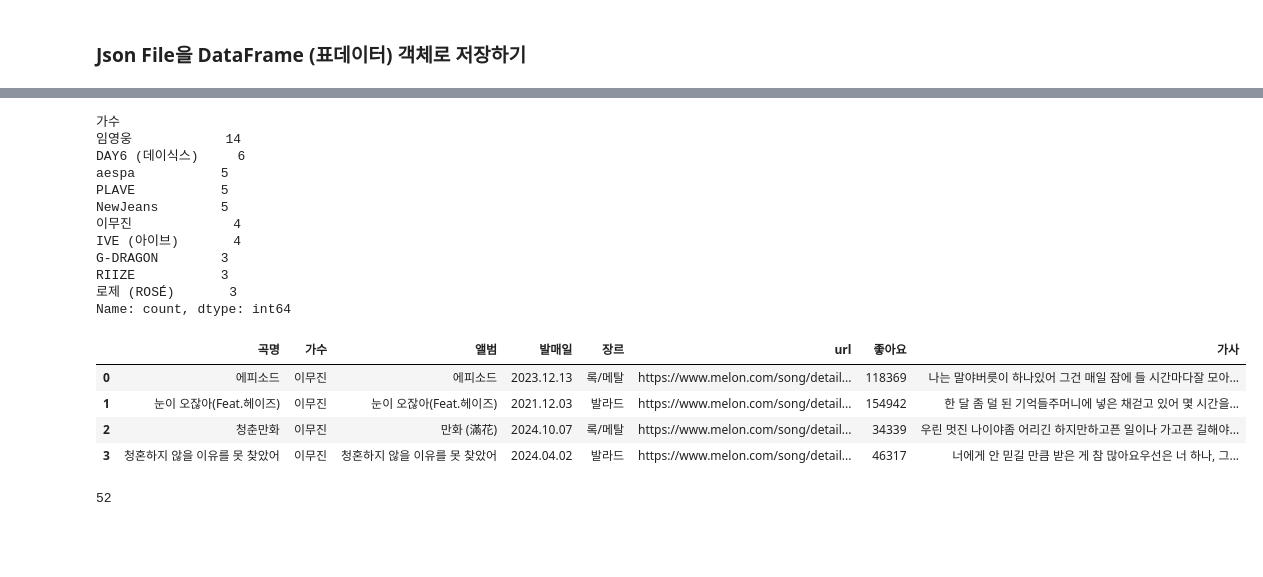
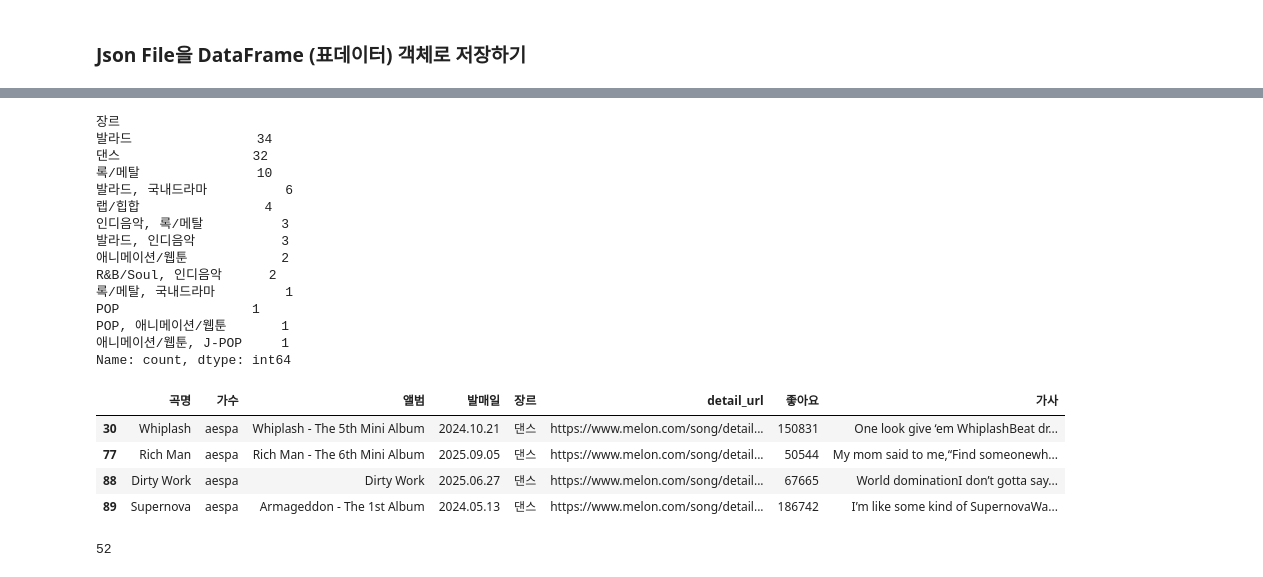
Before and after one commit to seoyeon020/Python_Webscraping_Analysis, a Jupyter notebook: 04.Melon100차트_데이터파싱_DB저장.ipynb, the cells around one changed output, grey strips where cells are left out. Saved outputs shown, nothing was run; the diff lists cells and outputs as text; code cells hidden in the pictures; blank space fills up the shorter version.

```diff
--- a/04.Melon100차트_데이터파싱_DB저장.ipynb
+++ b/04.Melon100차트_데이터파싱_DB저장.ipynb
@@ -178,0 +171,6 @@ with open('data/songs100.json','w',encoding='utf-8') as file:
+# %%
+import pandas as pd
+
+song_df = pd.read_json('data/songs100.json')
+print(type(song_df))
+song_df.head()
@@ -179,15 +204,19 @@ with open('data/songs100.json','w',encoding='utf-8') as file:
 # %%
-# 가수 별 Row Counting
+# 장르 별 Row Counting
+song_df['장르'].value_counts()
 # %% [output]
-가수
-임영웅            14
-DAY6 (데이식스)     6
-aespa           5
-PLAVE           5
-NewJeans        5
-이무진             4
-IVE (아이브)       4
-G-DRAGON        3
-RIIZE           3
-로제 (ROSÉ)       3
+장르
+발라드                34
+댄스                 32
+록/메탈               10
+발라드, 국내드라마          6
+랩/힙합                4
+인디음악, 록/메탈          3
+발라드, 인디음악           3
+애니메이션/웹툰            2
+R&B/Soul, 인디음악      2
+록/메탈, 국내드라마         1
+POP                 1
+POP, 애니메이션/웹툰       1
+애니메이션/웹툰, J-POP     1
 Name: count, dtype: int64
@@ -196,11 +223,12 @@ Name: count, dtype: int64
 # %%
 # 특정 가수의 노래 정보 출력하기
+song_df.loc[song_df['가수'] == 'aespa']
 # %% [output]
-|  | 곡명 | 가수 | 앨범 | 발매일 | 장르 | url | 좋아요 | 가사 |
-| 0 | 에피소드 | 이무진 | 에피소드 | 2023.12.13 | 록/메탈 | https://www.melon.com/song/detail... | 118369 | 나는 말야버릇이 하나있어 그건 매일 잠에 들 시간마다잘 모아... |
-| 1 | 눈이 오잖아(Feat.헤이즈) | 이무진 | 눈이 오잖아(Feat.헤이즈) | 2021.12.03 | 발라드 | https://www.melon.com/song/detail... | 154942 | 한 달 좀 덜 된 기억들주머니에 넣은 채걷고 있어 몇 시간을... |
-| 2 | 청춘만화 | 이무진 | 만화 (滿花) | 2024.10.07 | 록/메탈 | https://www.melon.com/song/detail... | 34339 | 우린 멋진 나이야좀 어리긴 하지만하고픈 일이나 가고픈 길해야... |
-| 3 | 청혼하지 않을 이유를 못 찾았어 | 이무진 | 청혼하지 않을 이유를 못 찾았어 | 2024.04.02 | 발라드 | https://www.melon.com/song/detail... | 46317 | 너에게 안 믿길 만큼 받은 게 참 많아요우선은 너 하나, 그... |
+|  | 곡명 | 가수 | 앨범 | 발매일 | 장르 | detail_url | 좋아요 | 가사 |
+| 30 | Whiplash | aespa | Whiplash - The 5th Mini Album | 2024.10.21 | 댄스 | https://www.melon.com/song/detail... | 150831 | One look give ‘em WhiplashBeat dr... |
+| 77 | Rich Man | aespa | Rich Man - The 6th Mini Album | 2025.09.05 | 댄스 | https://www.melon.com/song/detail... | 50544 | My mom said to me,“Find someonewh... |
+| 88 | Dirty Work | aespa | Dirty Work | 2025.06.27 | 댄스 | https://www.melon.com/song/detail... | 67665 | World dominationI don’t gotta say... |
+| 89 | Supernova | aespa | Armageddon - The 1st Album | 2024.05.13 | 댄스 | https://www.melon.com/song/detail... | 186742 | I’m like some kind of SupernovaWa... |
 # %%
 # unique 한 가수명을 리스트 형태로 출력하기
 # %% [output]
```
Also changed, not shown: parts of 6 cells of this notebook, 1 other file.
